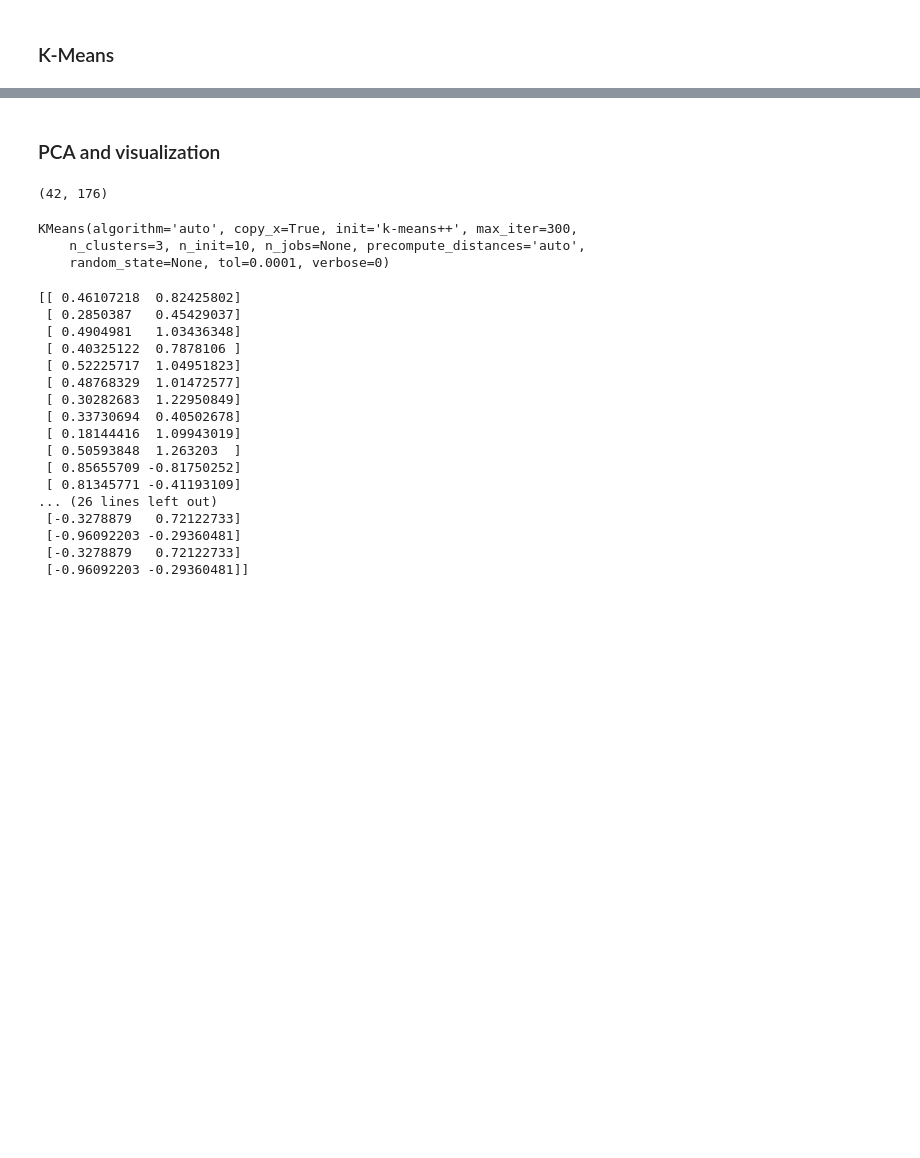
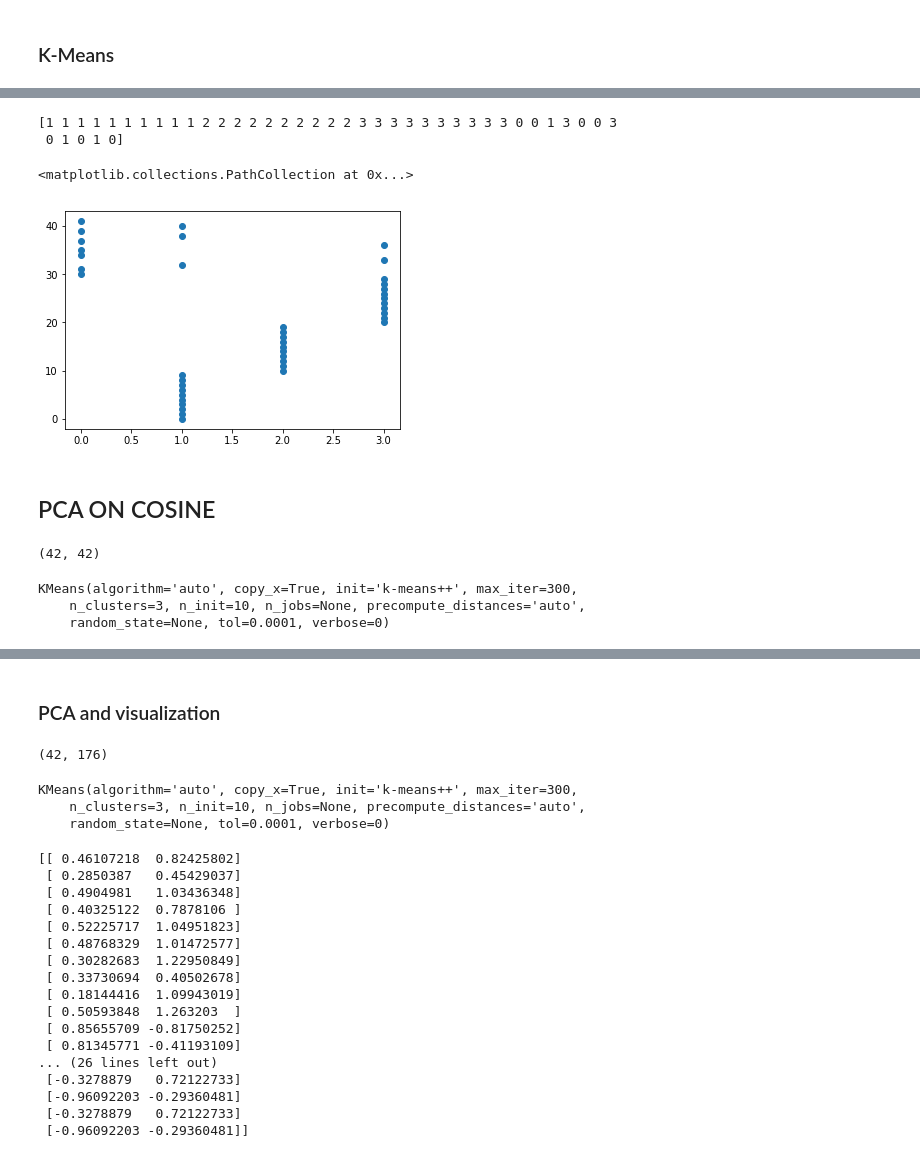
Before and after one commit to sk23jatin/Text-Summarization, a Jupyter notebook: BTP1.ipynb, the cells around one changed output, grey strips where cells are left out. Saved outputs shown, nothing was run; the diff lists cells and outputs as text; code cells hidden in the pictures; blank space fills up the shorter version.

```diff
--- a/BTP1.ipynb
+++ b/BTP1.ipynb
@@ -769,0 +810,30 @@ plt.scatter(kmeans, arr)
+# %%
+mat = PPC_matrix
+
+kmeans = KMeans(n_clusters=4, init='k-means++').fit_predict(mat)
+print(kmeans)
+
+for i in range(len(line)):
+    arr[i] = i
+
+#plt.figure(figsize=(15,10))
+plt.scatter(kmeans, arr)
+# %% [output]
+[1 1 1 1 1 1 1 1 1 1 2 2 2 2 2 2 2 2 2 2 3 3 3 3 3 3 3 3 3 3 0 0 1 3 0 0 3
+ 0 1 0 1 0]
+<matplotlib.collections.PathCollection at 0x...>
+[figure, added]
+# %% [markdown]
+## PCA ON COSINE
+# %%
+np.shape(Csimilarity_matrix)
+# %% [output]
+(42, 42)
+# %%
+reduced_data = PCA(n_components=2).fit_transform(PPC_matrix)
+kmeans = KMeans(init='k-means++', n_clusters=3, n_init=10)
+kmeans.fit(reduced_data)
+# %% [output]
+KMeans(algorithm='auto', copy_x=True, init='k-means++', max_iter=300,
+    n_clusters=3, n_init=10, n_jobs=None, precompute_distances='auto',
+    random_state=None, tol=0.0001, verbose=0)
```
Also changed, not shown: parts of 24 cells of this notebook.
